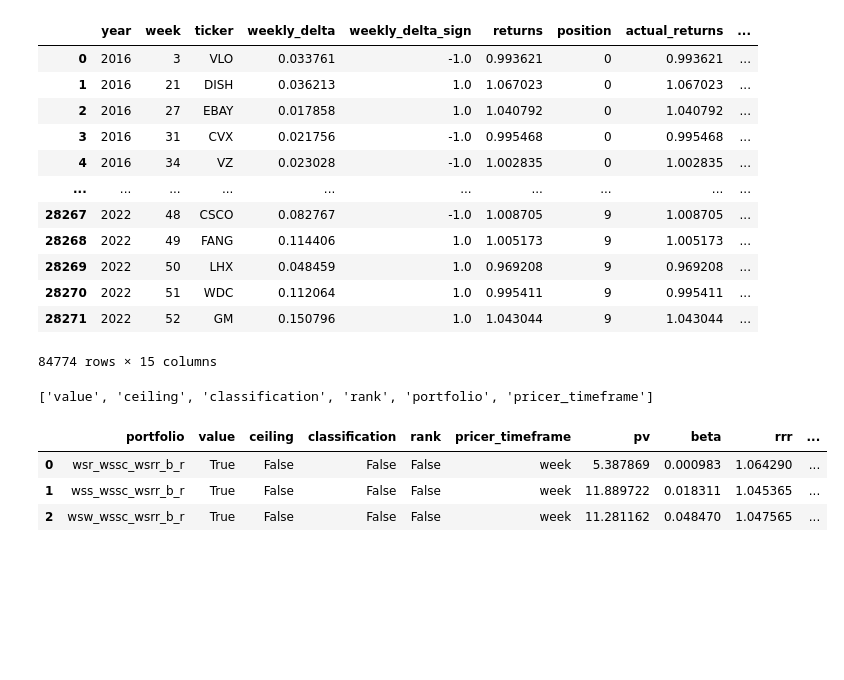
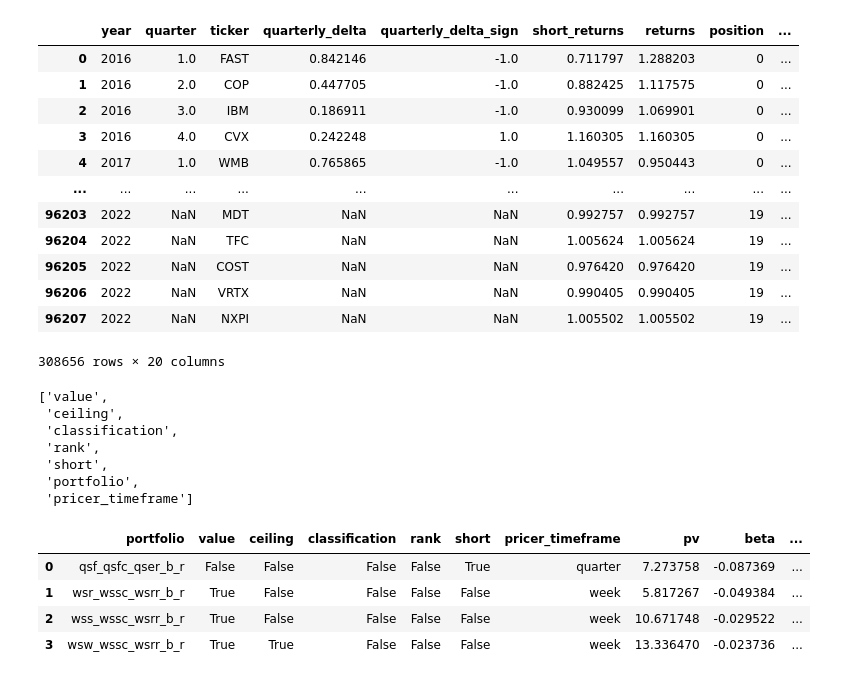
Before and after one commit to webclinic017/longshot-, a Jupyter notebook: analysis.ipynb, the cells around one changed output. Saved outputs shown, nothing was run; the diff lists cells and outputs as text; code cells hidden in the pictures; blank space fills up the shorter version.

```diff
--- a/analysis.ipynb
+++ b/analysis.ipynb
@@ -47,7 +47,7 @@ portfolio_iii = APortfolio(pricer_list.WEEKLY_STOCK_ROLLING
 portfolio_iv = APortfolio(pricer_list.WEEKLY_STOCK_WINDOW
                           ,classifier_list.WEEKLY_STOCK_SPECULATION_CLASSIFIER
                           ,ranker_list.WEEKLY_STOCK_ROLLING_RANKER)
-portfolios = [portfolio_ii,portfolio_iii,portfolio_iv]
+portfolios = [portfolio,portfolio_ii,portfolio_iii,portfolio_iv]
 fund = Fund(portfolios,backtest_start_date,backtest_end_date,current_start_date)
 fund.initialize_portfolios()
 # %%
@@ -63,7 +63,7 @@ trades = []
 for portfolio in fund.portfolios:
     portfolio.db.connect()
     trade = portfolio.db.retrieve("historical_trades")
-    trade["positions"] = portfolio.pricer_class.positions
+    trade["positions"] = portfolio.pricer_class.positions / 2
     trade["portfolio"] = portfolio.name
     trade["pricer_timeframe"] = portfolio.pricer_class.time_horizon_class.naming_convention
     trades.append(trade)
@@ -73,19 +73,19 @@ t = pd.concat(trades)
 # %%
 t
 # %% [output]
-|  | year | week | ticker | weekly_delta | weekly_delta_sign | returns | position | actual_returns | ... |
-| 0 | 2016 | 3 | VLO | 0.033761 | -1.0 | 0.993621 | 0 | 0.993621 | ... |
-| 1 | 2016 | 21 | DISH | 0.036213 | 1.0 | 1.067023 | 0 | 1.067023 | ... |
-| 2 | 2016 | 27 | EBAY | 0.017858 | 1.0 | 1.040792 | 0 | 1.040792 | ... |
-| 3 | 2016 | 31 | CVX | 0.021756 | -1.0 | 0.995468 | 0 | 0.995468 | ... |
-| 4 | 2016 | 34 | VZ | 0.023028 | -1.0 | 1.002835 | 0 | 1.002835 | ... |
+|  | year | quarter | ticker | quarterly_delta | quarterly_delta_sign | short_returns | returns | position | ... |
+| 0 | 2016 | 1.0 | FAST | 0.842146 | -1.0 | 0.711797 | 1.288203 | 0 | ... |
+| 1 | 2016 | 2.0 | COP | 0.447705 | -1.0 | 0.882425 | 1.117575 | 0 | ... |
+| 2 | 2016 | 3.0 | IBM | 0.186911 | -1.0 | 0.930099 | 1.069901 | 0 | ... |
+| 3 | 2016 | 4.0 | CVX | 0.242248 | 1.0 | 1.160305 | 1.160305 | 0 | ... |
+| 4 | 2017 | 1.0 | WMB | 0.765865 | -1.0 | 1.049557 | 0.950443 | 0 | ... |
 | ... | ... | ... | ... | ... | ... | ... | ... | ... | ... |
-| 28267 | 2022 | 48 | CSCO | 0.082767 | -1.0 | 1.008705 | 9 | 1.008705 | ... |
-| 28268 | 2022 | 49 | FANG | 0.114406 | 1.0 | 1.005173 | 9 | 1.005173 | ... |
-| 28269 | 2022 | 50 | LHX | 0.048459 | 1.0 | 0.969208 | 9 | 0.969208 | ... |
-| 28270 | 2022 | 51 | WDC | 0.112064 | 1.0 | 0.995411 | 9 | 0.995411 | ... |
-| 28271 | 2022 | 52 | GM | 0.150796 | 1.0 | 1.043044 | 9 | 1.043044 | ... |
+| 96203 | 2022 | NaN | MDT | NaN | NaN | 0.992757 | 0.992757 | 19 | ... |
+| 96204 | 2022 | NaN | TFC | NaN | NaN | 1.005624 | 1.005624 | 19 | ... |
+| 96205 | 2022 | NaN | COST | NaN | NaN | 0.976420 | 0.976420 | 19 | ... |
+| 96206 | 2022 | NaN | VRTX | NaN | NaN | 0.990405 | 0.990405 | 19 | ... |
+| 96207 | 2022 | NaN | NXPI | NaN | NaN | 1.005502 | 1.005502 | 19 | ... |
-84774 rows × 15 columns
+308656 rows × 20 columns
 # %%
 nonindex_columns = [
 "year"
@@ -96,6 +96,7 @@ nonindex_columns = [
 ,"quarterly_delta"
 ,"weekly_delta_sign"
 ,"weekly_delta"
+,"short_returns"
 ,"returns"
 ,"floored_returns"
 ,"actual_returns"
@@ -114,7 +115,13 @@ parameters = [dict(t) for t in {tuple(d.items()) for d in stuff}]
 # %%
 indexer
 # %% [output]
-['value', 'ceiling', 'classification', 'rank', 'portfolio', 'pricer_timeframe']
+['value',
+ 'ceiling',
+ 'classification',
+ 'rank',
+ 'short',
+ 'portfolio',
+ 'pricer_timeframe']
 # %%
 analysis = []
 for parameter in parameters:
@@ -132,10 +139,11 @@ for parameter in parameters:
         continue
 a = pd.DataFrame(analysis)
 # %%
-a.sort_values("pv",ascending=False).groupby("portfolio").first().reset_index()
+a.sort_values("pv",ascending=False).groupby("portfolio").nth(0).reset_index()
 # %% [output]
-|  | portfolio | value | ceiling | classification | rank | pricer_timeframe | pv | beta | rrr | ... |
-| 0 | wsr_wssc_wsrr_b_r | True | False | False | False | week | 5.387869 | 0.000983 | 1.064290 | ... |
-| 1 | wss_wssc_wsrr_b_r | True | False | False | False | week | 11.889722 | 0.018311 | 1.045365 | ... |
-| 2 | wsw_wssc_wsrr_b_r | True | False | False | False | week | 11.281162 | 0.048470 | 1.047565 | ... |
+|  | portfolio | value | ceiling | classification | rank | short | pricer_timeframe | pv | beta | ... |
+| 0 | qsf_qsfc_qser_b_r | False | False | False | False | True | quarter | 7.273758 | -0.087369 | ... |
+| 1 | wsr_wssc_wsrr_b_r | True | False | False | False | False | week | 5.817267 | -0.049384 | ... |
+| 2 | wss_wssc_wsrr_b_r | True | False | False | False | False | week | 10.671748 | -0.029522 | ... |
+| 3 | wsw_wssc_wsrr_b_r | True | True | False | False | False | week | 13.336470 | -0.023736 | ... |
 # %%
```
Also changed, not shown: parts of 11 cells of this notebook, 32 other files.
